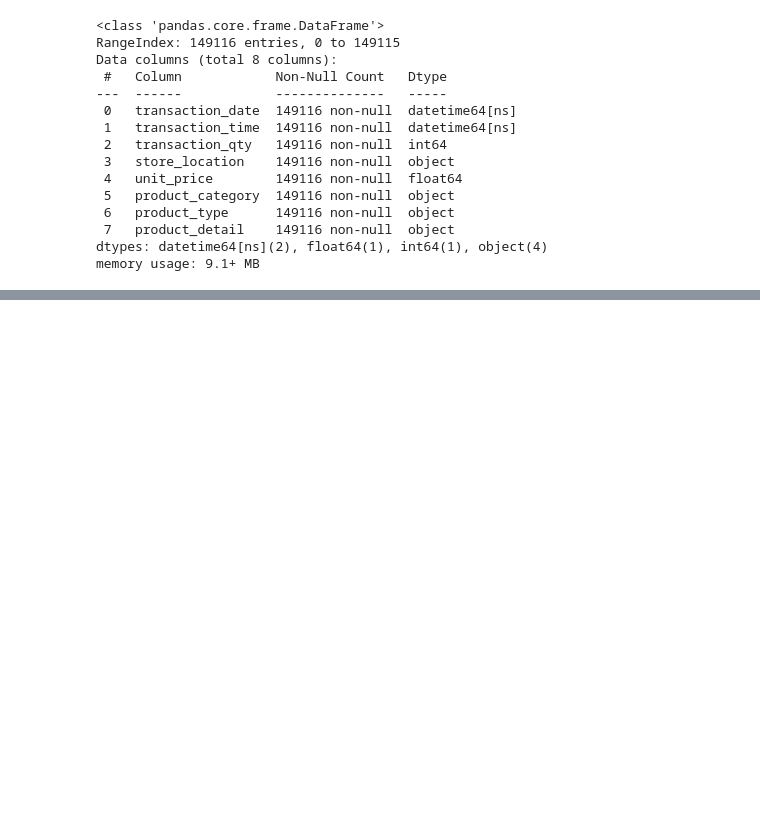
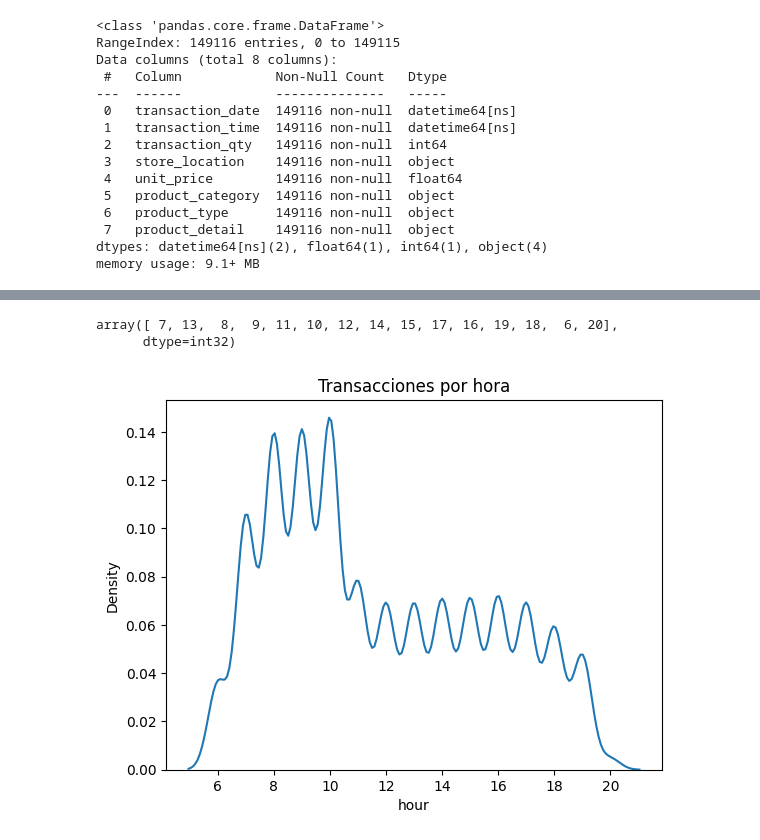
Before and after one commit to Erick0407/proyecto_final_py, a Jupyter notebook: Notebooks/03_Analisis_visualizaciones.ipynb, the cells around one changed output, grey strips where cells are left out. Saved outputs shown, nothing was run; the diff lists cells and outputs as text; code cells hidden in the pictures; blank space fills up the shorter version.

```diff
--- a/Notebooks/03_Analisis_visualizaciones.ipynb
+++ b/Notebooks/03_Analisis_visualizaciones.ipynb
@@ -142,0 +259,15 @@ df.head()
+# %%
+# Debido a que cambiamos el tipo de dato a datetime, muestra la fecha y hora de la transacción. En este caso sólo nos intera rescatar la hora (Variable creada)
+
+# Revisemos valores únicos de Hora
+df["hour"].unique()
+# %% [output]
+array([ 7, 13,  8,  9, 11, 10, 12, 14, 15, 17, 16, 19, 18,  6, 20],
+      dtype=int32)
+# %%
+sns.kdeplot(df["hour"])
+plt.title('Transacciones por hora')
+plt.grid(False)
+plt.show()
+# %% [output]
+[figure, added]
```
Also changed, not shown: parts of 37 cells of this notebook.
